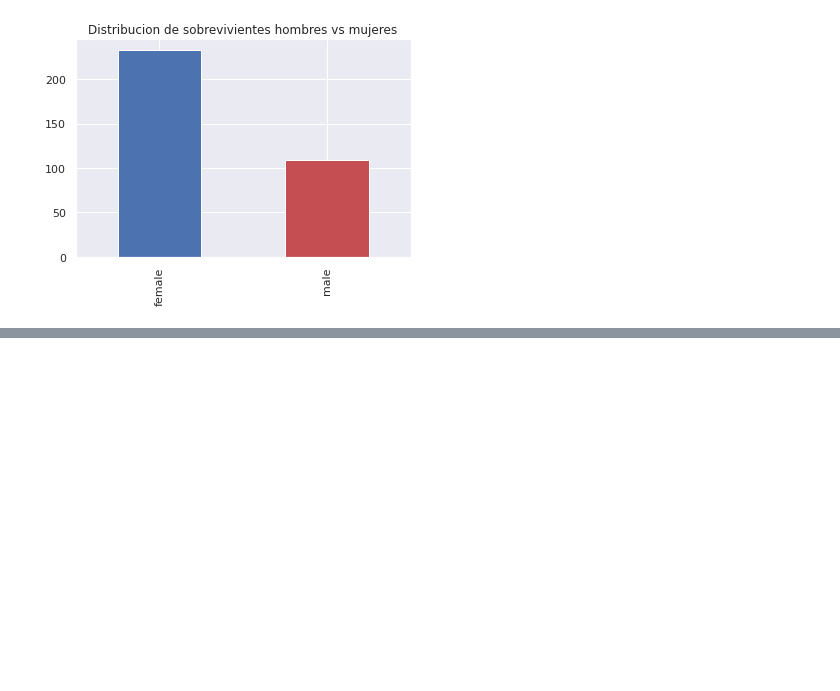
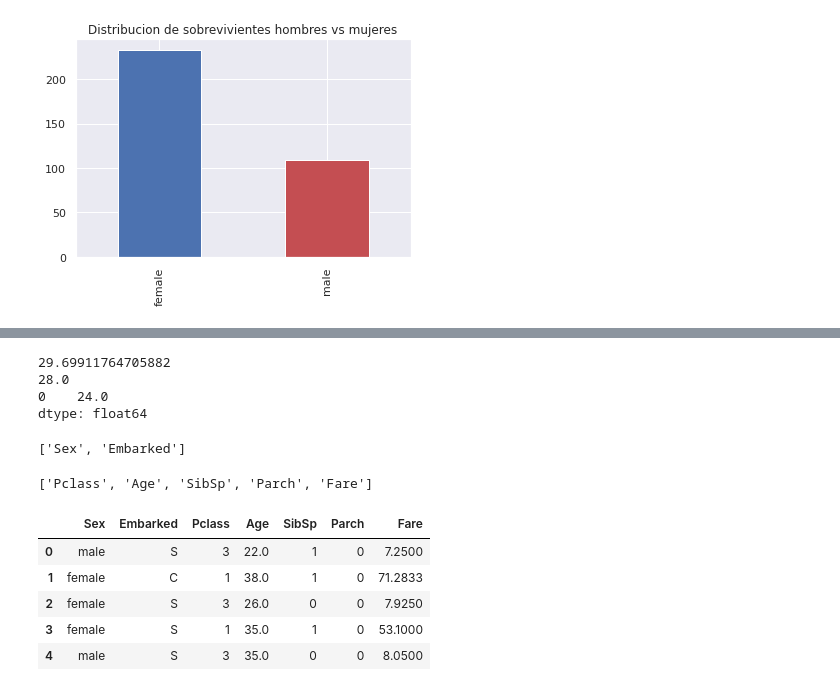
Before and after one commit to LuisReyes98/platzi-machine-learning-fundaments, a Jupyter notebook: arboles-creacion.ipynb, the cells around one changed output, grey strips where cells are left out. Drawn from its saved outputs; the diff is of its cells as text; code cells hidden in the pictures; blank space fills up the shorter version.

```diff
--- a/arboles-creacion.ipynb
+++ b/arboles-creacion.ipynb
@@ -72,0 +86,9 @@ Text(0.5, 1.0, 'Distribucion de sobrevivientes hombres vs mujeres')
+# %%
+print(train_df['Age'].mean())
+print(train_df['Age'].median())
+print(train_df['Age'].mode())
+# %% [output]
+29.69911764705882
+28.0
+0    24.0
+dtype: float64
@@ -72,0 +108,25 @@ Text(0.5, 1.0, 'Distribucion de sobrevivientes hombres vs mujeres')
+# %%
+categorical_cols
+# %% [output]
+['Sex', 'Embarked']
+# %%
+numerical_cols = [
+  cname for cname in train_predictors.columns if
+    train_predictors[cname].dtype in ['int64', 'float64']
+]
+numerical_cols
+# %% [output]
+['Pclass', 'Age', 'SibSp', 'Parch', 'Fare']
+# %%
+my_cols = categorical_cols + numerical_cols
+
+train_predictors = train_predictors[my_cols]
+
+train_predictors.head()
+# %% [output]
+|  | Sex | Embarked | Pclass | Age | SibSp | Parch | Fare |
+| 0 | male | S | 3 | 22.0 | 1 | 0 | 7.2500 |
+| 1 | female | C | 1 | 38.0 | 1 | 0 | 71.2833 |
+| 2 | female | S | 3 | 26.0 | 0 | 0 | 7.9250 |
+| 3 | female | S | 1 | 35.0 | 1 | 0 | 53.1000 |
+| 4 | male | S | 3 | 35.0 | 0 | 0 | 8.0500 |
```
Also changed, not shown: parts of 9 cells of this notebook, 1 other file.
